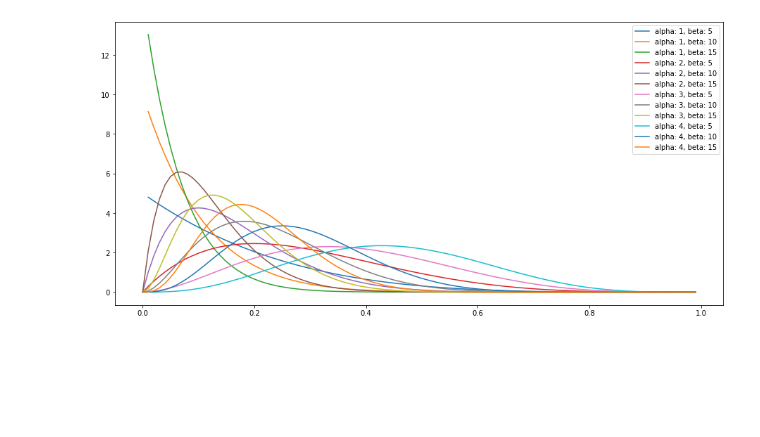
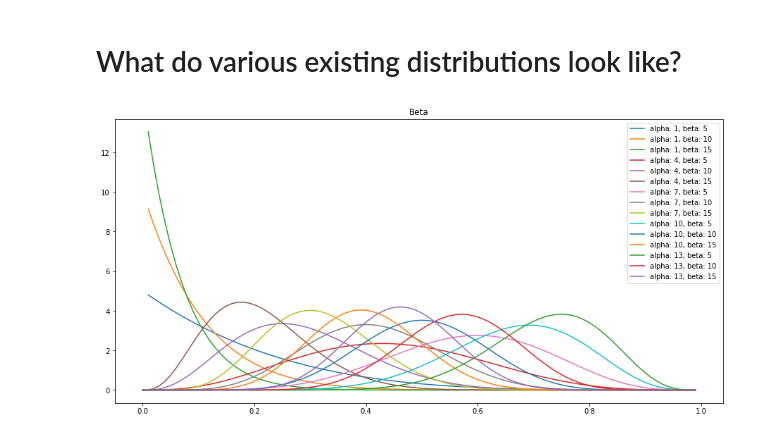
Before and after one commit to JasonBenn/neighborhood, a Jupyter notebook: neighborhood/houses/notebooks/learn housing distribution.ipynb, the cells around one changed output. Drawn from its saved outputs; the diff is of its cells as text; code cells hidden in the pictures; blank space fills up the shorter version.

```diff
--- a/neighborhood/houses/notebooks/learn housing distribution.ipynb
+++ b/neighborhood/houses/notebooks/learn housing distribution.ipynb
@@ -62,9 +43,38 @@ def parse_history(history):
             'price': price
         })
     return history
-
-
-event_pairs = []
-
-for listing in listings:
-    event_pairs.extend(sliding_window(parse_history(listing['price_history']), 2))
+# %%
+async def query_to_examples(query: str):
+    listings = await sync_to_async(lambda: fetchall(query))()
+    print(f"num listings: {len(listings)}")
+    events_by_type = Counter(flatten([[y[1] for y in chunks(json.loads(x['price_history']), 4)] for x in listings]))
+    print("events_by_type", events_by_type)
+
+    xs = []
+    ys = []
+    for listing in listings:
+        parsed_history = parse_history(listing['price_history'])
+        if len(parsed_history) < 2:
+            continue
+        listing_event_pairs = sliding_window(parsed_history, 2)
+
+        for event_pair in listing_event_pairs:
+            days_bw_events = (event_pair[0]['date'] - event_pair[1]['date']).days
+            if event_pair[0]['type'] in ["Listing removed", "Listed for rent"]:
+                xs.append({**listing, **{"owner_occupied": False}})
+            else:
+                xs.append({**listing, **{"owner_occupied": True}})
+            ys.append(days_bw_events)
+
+    return xs, ys
+# %%
+from asgiref.sync import sync_to_async
+
+all_houses = """
+select zil.apn, scraped_address, zestimate,  price_history, bool(mailing_address = site_address) owner_occupied, bedrooms, sqft, sqft / bedrooms sqft_per_br
+from zillow_addresses zil
+left join houses_owners ho on zil.apn = ho.apn
+where jsonb_array_length(price_history) / 4 > 1;"""
+
+xs, ys = await query_to_examples(all_houses)
+examples = list(zip(xs, ys))
@@ -86,15 +145,18 @@ torch.Size([1540]) torch.Size([386])
+# %% [markdown]
+# What do various existing distributions look like?
 # %%
 fig = plt.figure()
 ax = fig.add_axes([0.1, 0.1, 2, 1.4])
 
-for alpha in np.arange(1, 5):
+for alpha in np.arange(1, 15, 3):
     for beta in np.arange(5, 20, 5):
         dist = torch.distributions.Beta(alpha, beta)
         xs = torch.arange(0, 1, 0.01)
         ys = dist.log_prob(xs).exp()
         line, = ax.plot(xs, ys, '-', label=f"alpha: {alpha}, beta: {beta}")
         ax.legend()
 
+ax.set_title("Beta")
 plt.show()
 # %% [output]
-[figure, old version]
+[figure, new version]
```
Also changed, not shown: parts of 20 cells of this notebook, 3 other files.
